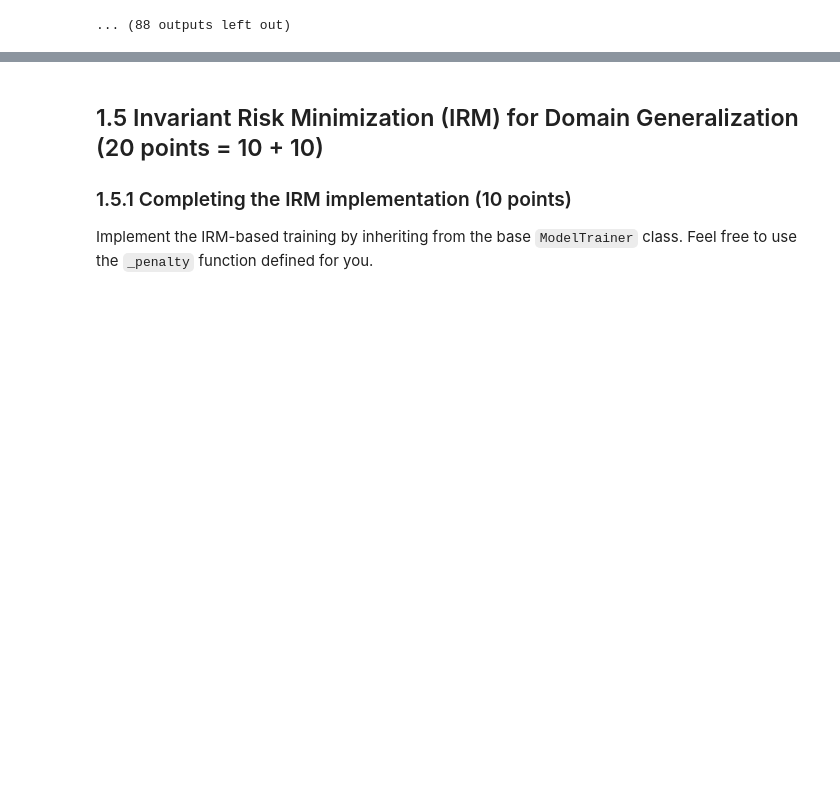
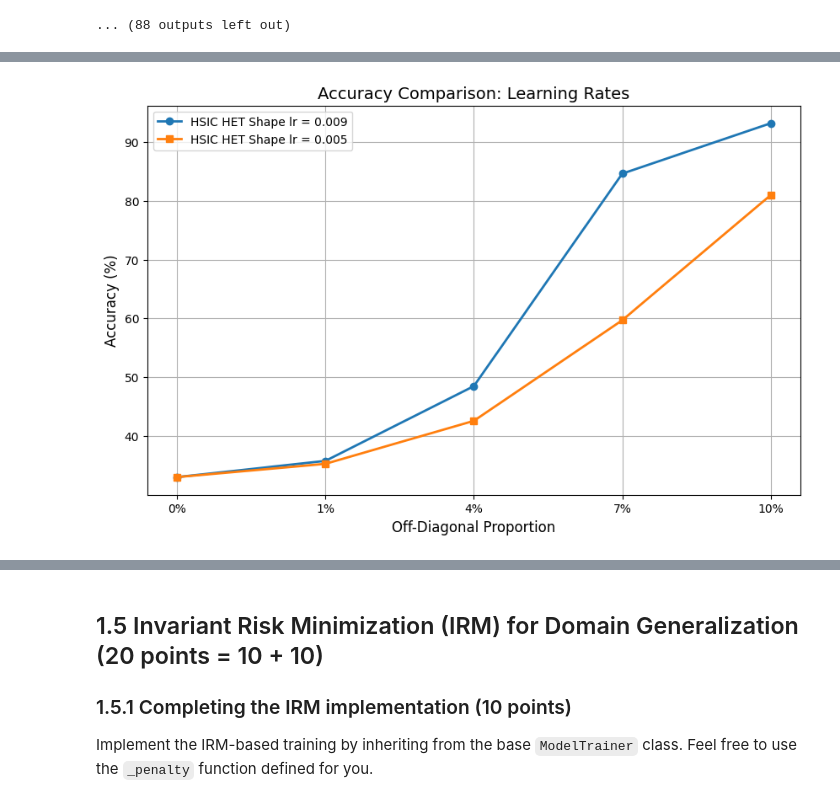
Before and after one commit to sayak0809/TrustworthyML-24-25, a Jupyter notebook: 1-ood.ipynb, the cells around one changed output, grey strips where cells are left out. Cells and saved outputs as stored; diff of their text form; code cells hidden in the pictures; blank space fills up the shorter version.

```diff
--- a/1-ood.ipynb
+++ b/1-ood.ipynb
@@ -2253,0 +2684,18 @@ The report must include:
+# %%
+hsic_shape_unbiased_model = vals_shape['Accuracy (HSIC)-Shape-unbiased model']
+
+# Plot
+plt.figure(figsize=(10, 6))
+
+plt.plot(off_diagonal_proportion, hsic_het_target_model_shape, 'o-', linewidth=2, label='HSIC HET Shape lr = 0.009')
+plt.plot(off_diagonal_proportion, hsic_shape_unbiased_model, 's-', linewidth=2, label='HSIC HET Shape lr = 0.005')
+
+# Labels, title, and legend
+plt.xlabel('Off-Diagonal Proportion', fontsize=12)
+plt.ylabel('Accuracy (%)', fontsize=12)
+plt.title('Accuracy Comparison: Learning Rates', fontsize=14)
+plt.legend()
+plt.grid(True)
+plt.savefig ('accuracyhsicLR.png')
+# %% [output]
+[figure, added]
```
Also changed, not shown: parts of 13 cells of this notebook.
